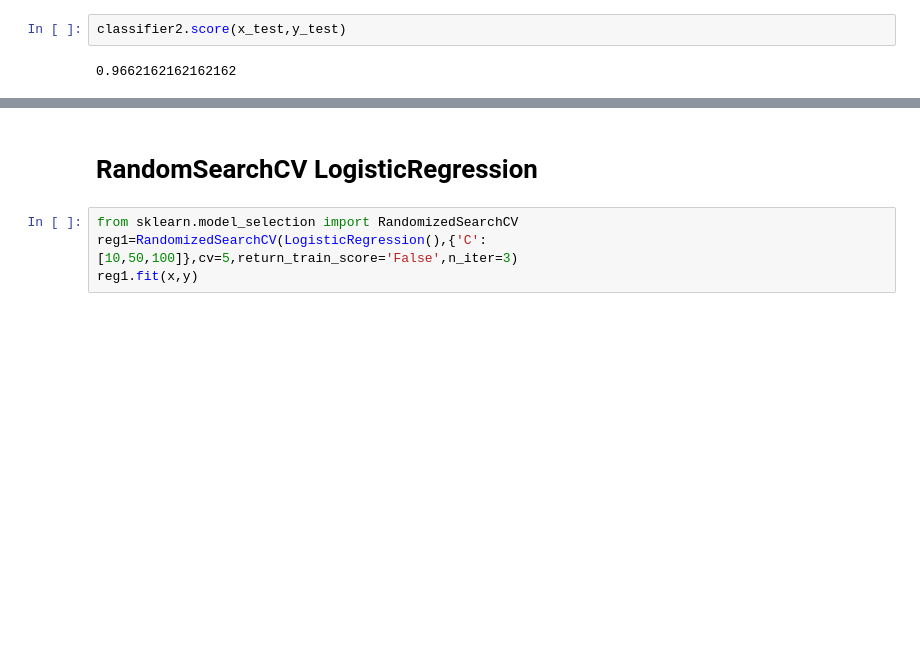
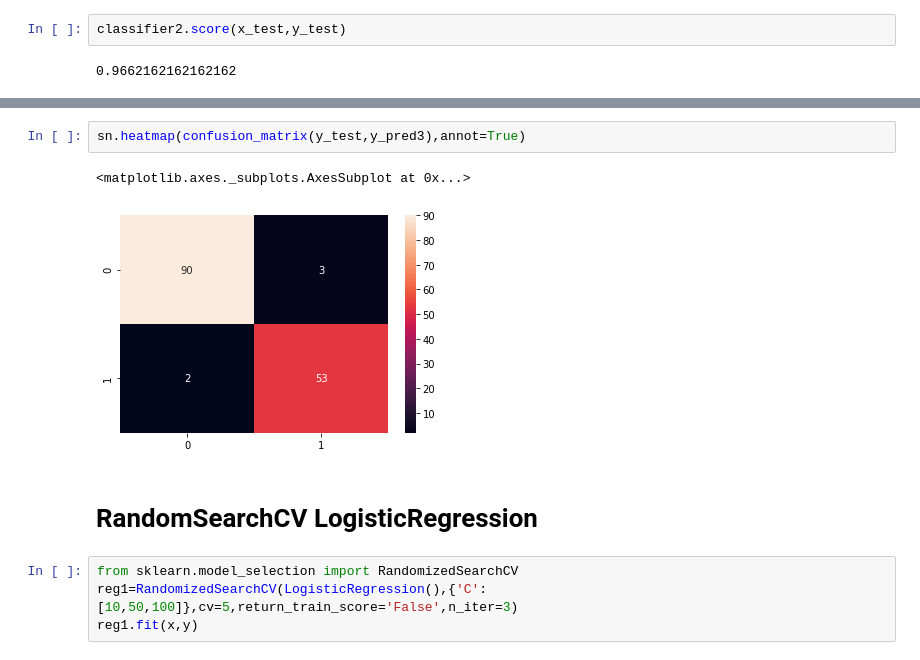
Before and after one commit to Tanmay2262/HyperParameter-Tuning, a Jupyter notebook: Hyperparameter_tuning .ipynb, the cells around one changed output, grey strips where cells are left out. Drawn from its saved outputs; the diff is of its cells as text; blank space fills up the shorter version.

```diff
--- a/Hyperparameter_tuning .ipynb
+++ b/Hyperparameter_tuning .ipynb
@@ -463,3 +522,8 @@ print(confusion_matrix(y_test,y_pred3))
+# %%
+sn.heatmap(confusion_matrix(y_test,y_pred3),annot=True)
+# %% [output]
+<matplotlib.axes._subplots.AxesSubplot at 0x...>
+[figure, added]
 # %% [markdown]
 # RandomSearchCV LogisticRegression
 # %%
```
Also changed, not shown: parts of 47 cells of this notebook.
